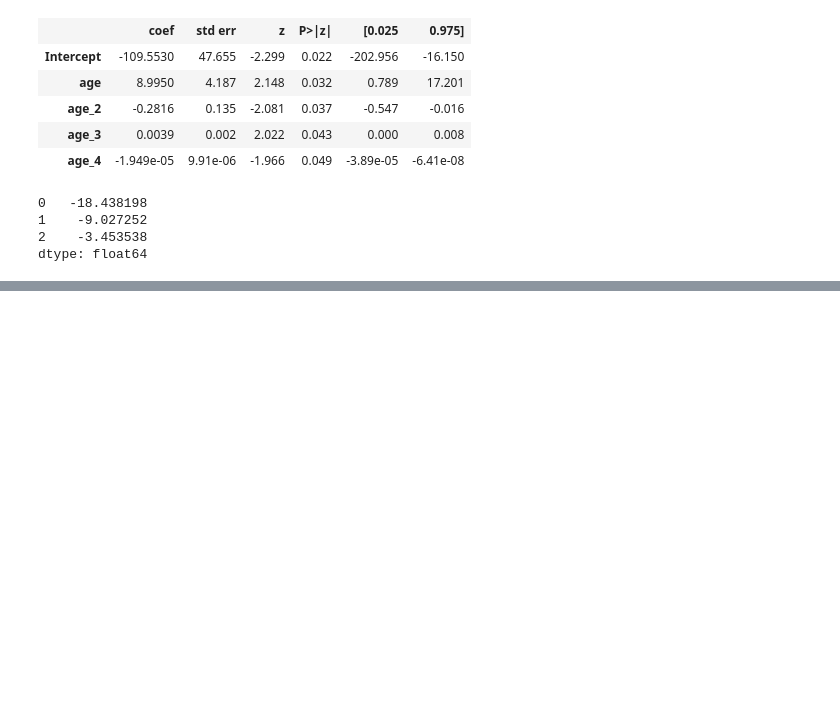
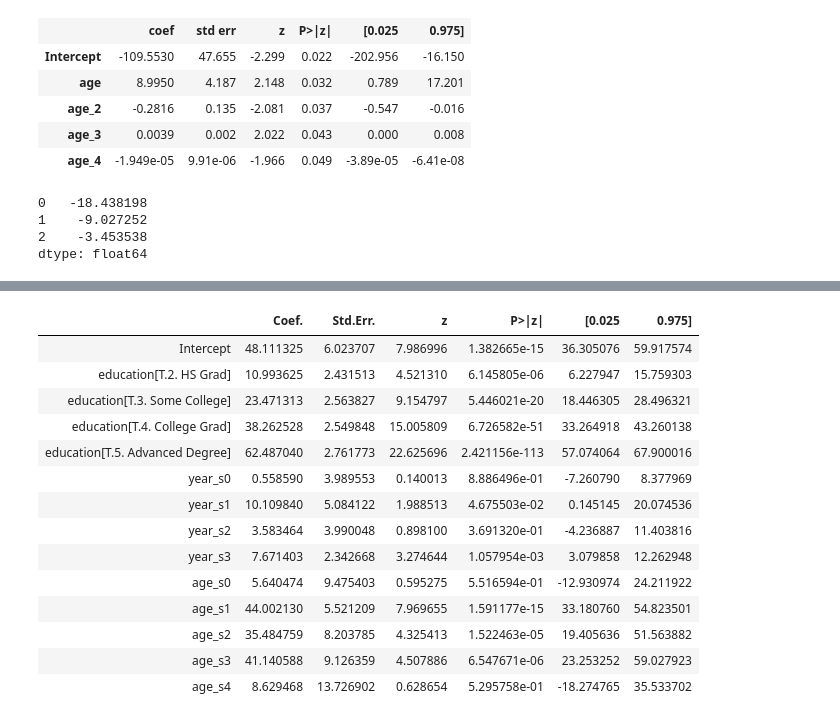
Before and after one commit to atystats/ISLR_Notes_codes, a Jupyter notebook: Chapter 7.ipynb, the cells around one changed output, grey strips where cells are left out. Saved outputs shown, nothing was run; the diff lists cells and outputs as text; code cells hidden in the pictures; blank space fills up the shorter version.

```diff
--- a/Chapter 7.ipynb
+++ b/Chapter 7.ipynb
@@ -622,0 +660,18 @@ The fitted values above are the log odds of Y = 1 and not the probability. To ge
+# %%
+gam_bs.summary2().tables[1]
+# %% [output]
+|  | Coef. | Std.Err. | z | P>|z| | [0.025 | 0.975] |
+| Intercept | 48.111325 | 6.023707 | 7.986996 | 1.382665e-15 | 36.305076 | 59.917574 |
+| education[T.2. HS Grad] | 10.993625 | 2.431513 | 4.521310 | 6.145805e-06 | 6.227947 | 15.759303 |
+| education[T.3. Some College] | 23.471313 | 2.563827 | 9.154797 | 5.446021e-20 | 18.446305 | 28.496321 |
+| education[T.4. College Grad] | 38.262528 | 2.549848 | 15.005809 | 6.726582e-51 | 33.264918 | 43.260138 |
+| education[T.5. Advanced Degree] | 62.487040 | 2.761773 | 22.625696 | 2.421156e-113 | 57.074064 | 67.900016 |
+| year_s0 | 0.558590 | 3.989553 | 0.140013 | 8.886496e-01 | -7.260790 | 8.377969 |
+| year_s1 | 10.109840 | 5.084122 | 1.988513 | 4.675503e-02 | 0.145145 | 20.074536 |
+| year_s2 | 3.583464 | 3.990048 | 0.898100 | 3.691320e-01 | -4.236887 | 11.403816 |
+| year_s3 | 7.671403 | 2.342668 | 3.274644 | 1.057954e-03 | 3.079858 | 12.262948 |
+| age_s0 | 5.640474 | 9.475403 | 0.595275 | 5.516594e-01 | -12.930974 | 24.211922 |
+| age_s1 | 44.002130 | 5.521209 | 7.969655 | 1.591177e-15 | 33.180760 | 54.823501 |
+| age_s2 | 35.484759 | 8.203785 | 4.325413 | 1.522463e-05 | 19.405636 | 51.563882 |
+| age_s3 | 41.140588 | 9.126359 | 4.507886 | 6.547671e-06 | 23.253252 | 59.027923 |
+| age_s4 | 8.629468 | 13.726902 | 0.628654 | 5.295758e-01 | -18.274765 | 35.533702 |
```
Also changed, not shown: parts of 12 cells of this notebook.
